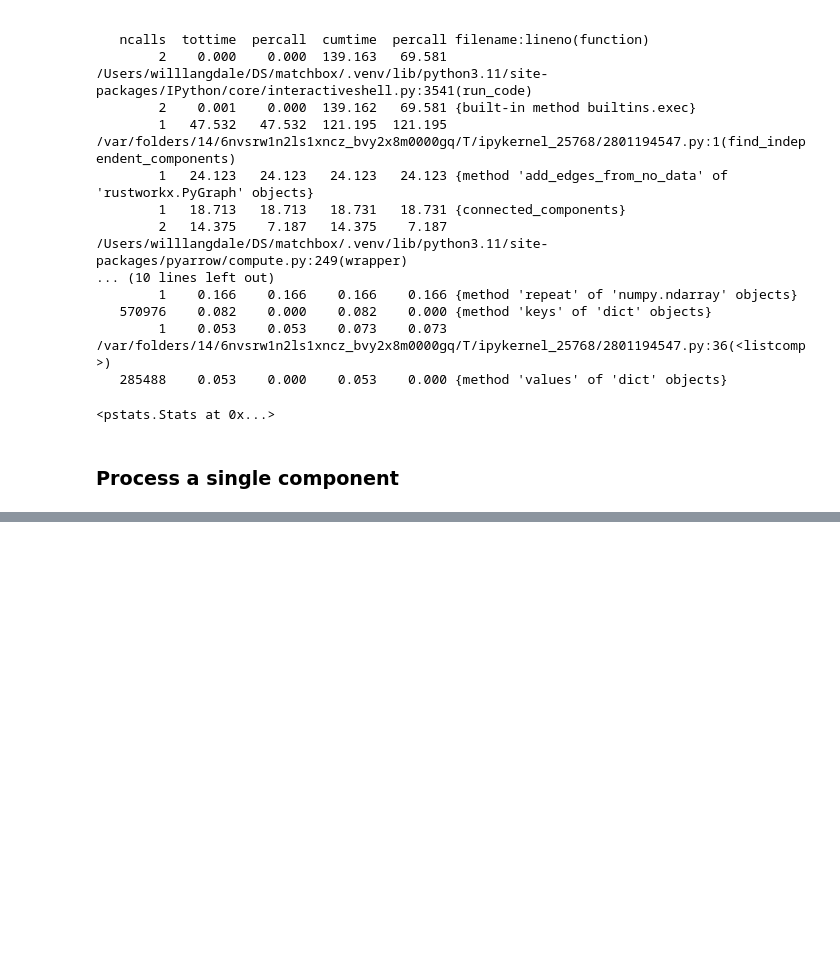
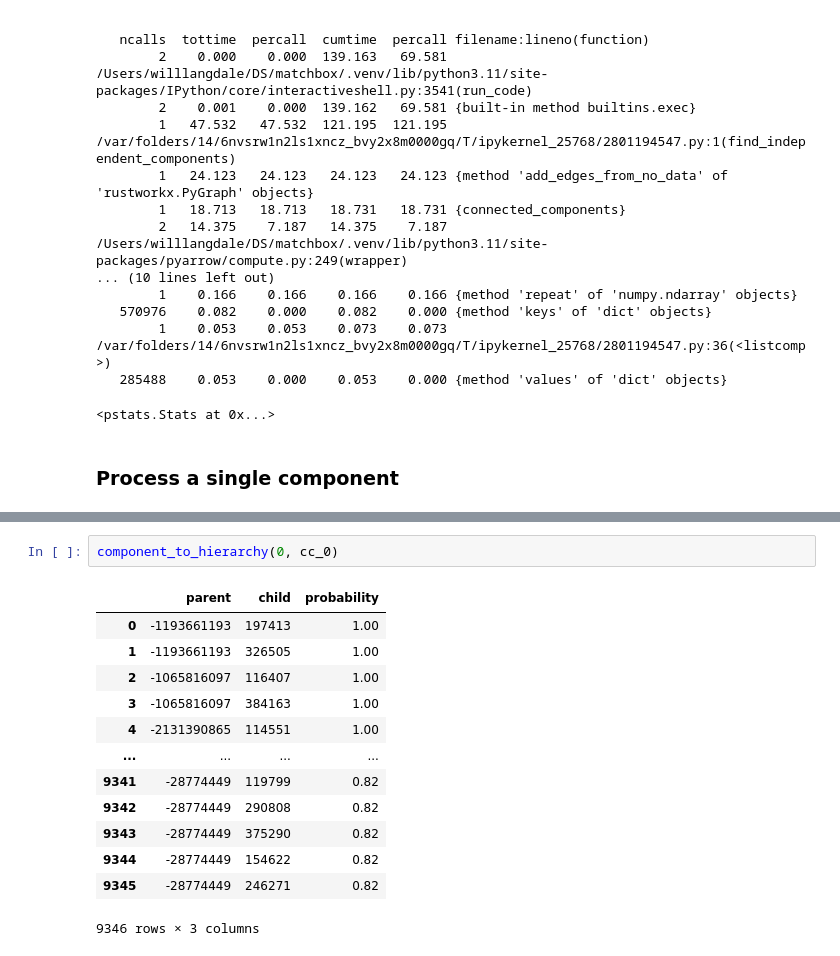
Before and after one commit to will-langdale/matchbox, a Jupyter notebook: notebooks/hierarchical.ipynb, the cells around one changed output, grey strips where cells are left out. Cells and saved outputs as stored; diff of their text form; blank space fills up the shorter version.

```diff
--- a/notebooks/hierarchical.ipynb
+++ b/notebooks/hierarchical.ipynb
@@ -496,0 +600,16 @@ ps.print_stats(20)  # Show top 20 lines
+# %%
+component_to_hierarchy(0, cc_0)
+# %% [output]
+|  | parent | child | probability |
+| 0 | -1193661193 | 197413 | 1.00 |
+| 1 | -1193661193 | 326505 | 1.00 |
+| 2 | -1065816097 | 116407 | 1.00 |
+| 3 | -1065816097 | 384163 | 1.00 |
+| 4 | -2131390865 | 114551 | 1.00 |
+| ... | ... | ... | ... |
+| 9341 | -28774449 | 119799 | 0.82 |
+| 9342 | -28774449 | 290808 | 0.82 |
+| 9343 | -28774449 | 375290 | 0.82 |
+| 9344 | -28774449 | 154622 | 0.82 |
+| 9345 | -28774449 | 246271 | 0.82 |
+9346 rows × 3 columns
```
Also changed, not shown: parts of 3 cells of this notebook.
